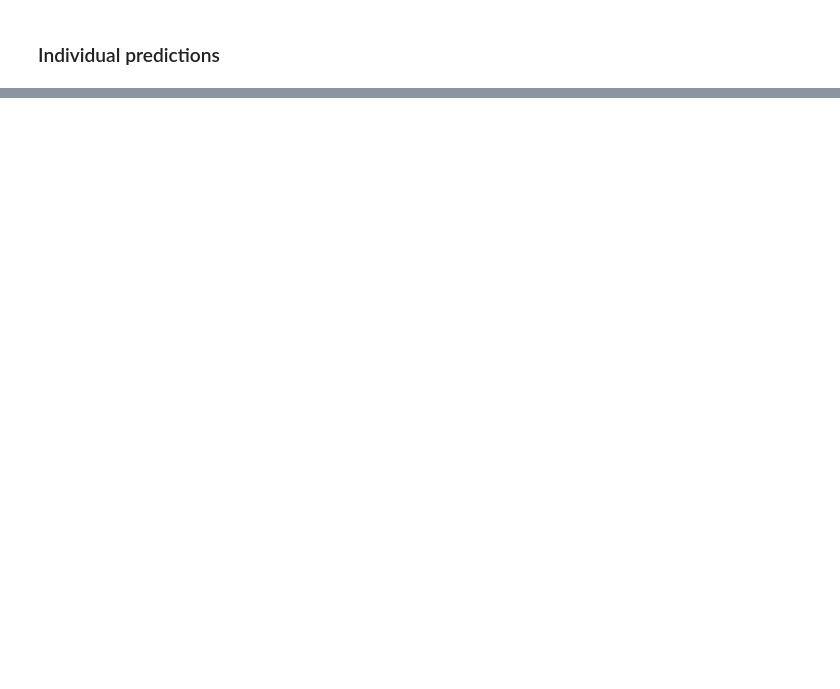
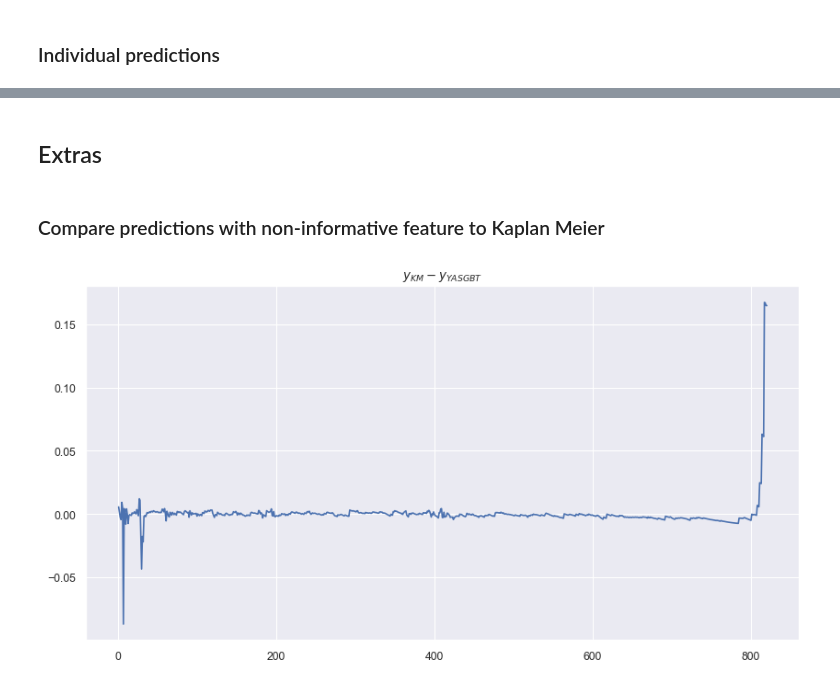
Before and after one commit to soda-inria/survival-analysis-benchmark, a Jupyter notebook: notebooks/kkbox_cv_benchmark.ipynb, the cells around one changed output, grey strips where cells are left out. Saved outputs shown, nothing was run; the diff lists cells and outputs as text; code cells hidden in the pictures; blank space fills up the shorter version.

Commit message:
FEA Implement YASGBT (#5)

```diff
--- a/notebooks/kkbox_cv_benchmark.ipynb
+++ b/notebooks/kkbox_cv_benchmark.ipynb
@@ -102,0 +156,21 @@ sns.distplot(y[mask]["duration"]);
+# %%
+from models.yasgbt import YASGBTClassifier
+from model_selection.cross_validation import run_cv
+
+yasgbt = YASGBTClassifier(
+    sampling_strategy="uniform",
+    n_iter=20,
+    show_progressbar=True,
+)
+run_cv(X, y, yasgbt, subsample_train=0.1)
+# %%
+from models.yasgbt import YASGBTRegressor
+from model_selection.cross_validation import run_cv
+
+yasgbt = YASGBTRegressor(
+    sampling_strategy="inverse_km",
+    n_iter=50,
+    show_progressbar=True,
+)
+yasgbt.name = "YASGBT-inverse-km"
+run_cv(X, y, yasgbt)
@@ -102,0 +188,12 @@ sns.distplot(y[mask]["duration"]);
+# %%
+from models.yasgbt import YASGBT
+from model_selection.cross_validation import run_cv
+
+yasgbt = YASGBTRegressor(
+    sampling_strategy="uniform",
+    n_iter=50,
+    show_progressbar=True,
+)
+yasgbt.name = "YASGBT-useless"
+X_useless = pd.DataFrame({"useless_col": np.ones(X.shape[0])})
+run_cv(X_useless, y, yasgbt, single_fold=True)
@@ -531,0 +575,18 @@ plot_individuals_survival_curve(df_lines, y, n_indiv=10)
+# %% [markdown]
+## Extras
+# %% [markdown]
+### Compare predictions with non-informative feature to Kaplan Meier
+# %%
+import dill
+from sksurv.nonparametric import kaplan_meier_estimator
+
+km_x, km_y = kaplan_meier_estimator(y["event"], y["duration"])
+
+yasgbt_useless = dill.load(open("YASGBT-useless.pkl", "rb"))
+yasgbt_y = yasgbt_useless.predict_survival_function(np.array([[1]]), times=km_x).ravel()
+
+plt.figure(figsize=(10, 5), dpi=100)
+plt.plot(km_x, km_y - yasgbt_y)
+plt.title("$y_{KM} - y_{YASGBT}$");
+# %% [output]
+[figure, added]
```
Also changed, not shown: parts of 19 cells of this notebook, 11 other files.
